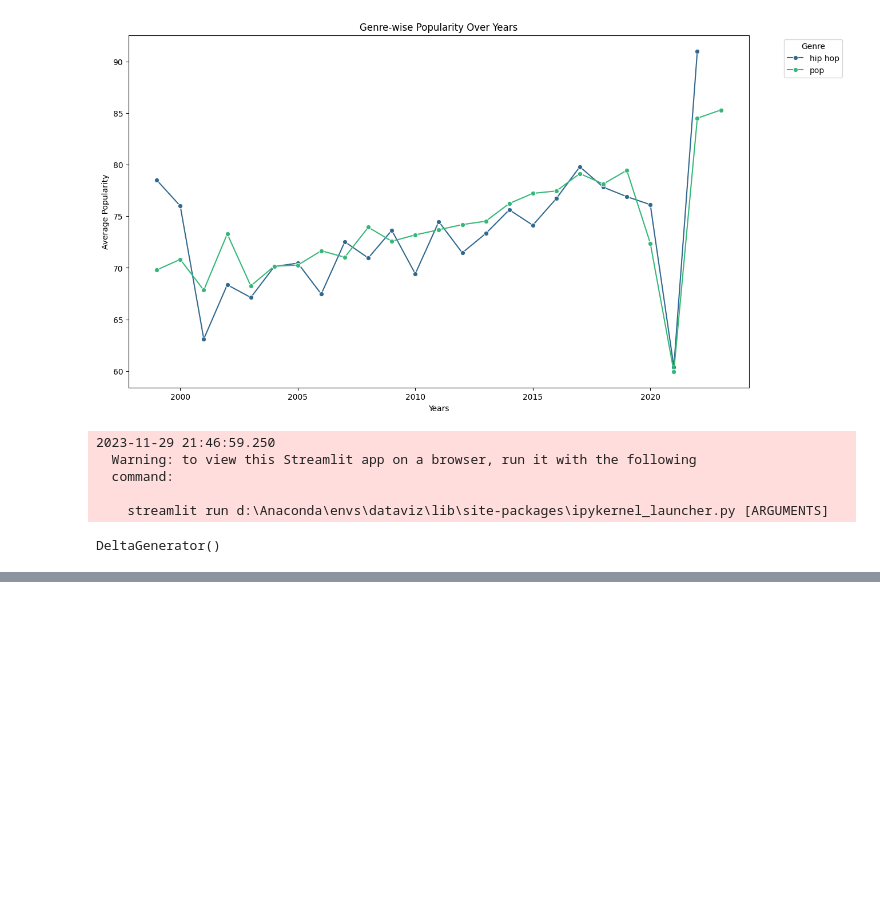
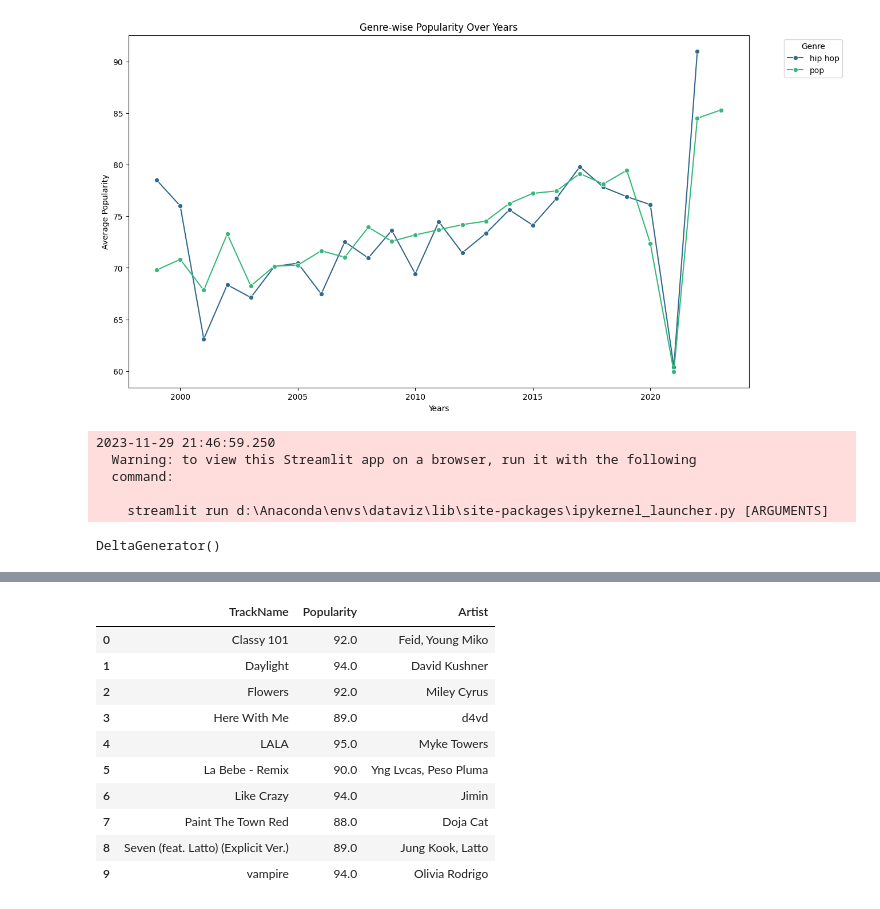
Before and after one commit to aniruddhochat/Spotify-DataViz, a Jupyter notebook: SpotifyData.ipynb, the cells around one changed output, grey strips where cells are left out. Drawn from its saved outputs; the diff is of its cells as text; code cells hidden in the pictures; blank space fills up the shorter version.

Commit message:
Changes to top 10 Track Names

```diff
--- a/SpotifyData.ipynb
+++ b/SpotifyData.ipynb
@@ -199,0 +204,16 @@ artist_popularity
+# %%
+artist_popularity = artist_popularity.groupby(['TrackName', 'Popularity'])['Artist'].agg(', '.join).reset_index()
+# %%
+artist_popularity
+# %% [output]
+|  | TrackName | Popularity | Artist |
+| 0 | Classy 101 | 92.0 | Feid, Young Miko |
+| 1 | Daylight | 94.0 | David Kushner |
+| 2 | Flowers | 92.0 | Miley Cyrus |
+| 3 | Here With Me | 89.0 | d4vd |
+| 4 | LALA | 95.0 | Myke Towers |
+| 5 | La Bebe - Remix | 90.0 | Yng Lvcas, Peso Pluma |
+| 6 | Like Crazy | 94.0 | Jimin |
+| 7 | Paint The Town Red | 88.0 | Doja Cat |
+| 8 | Seven (feat. Latto) (Explicit Ver.) | 89.0 | Jung Kook, Latto |
+| 9 | vampire | 94.0 | Olivia Rodrigo |
```
Also changed, not shown: parts of 3 cells of this notebook, 1 other file.
